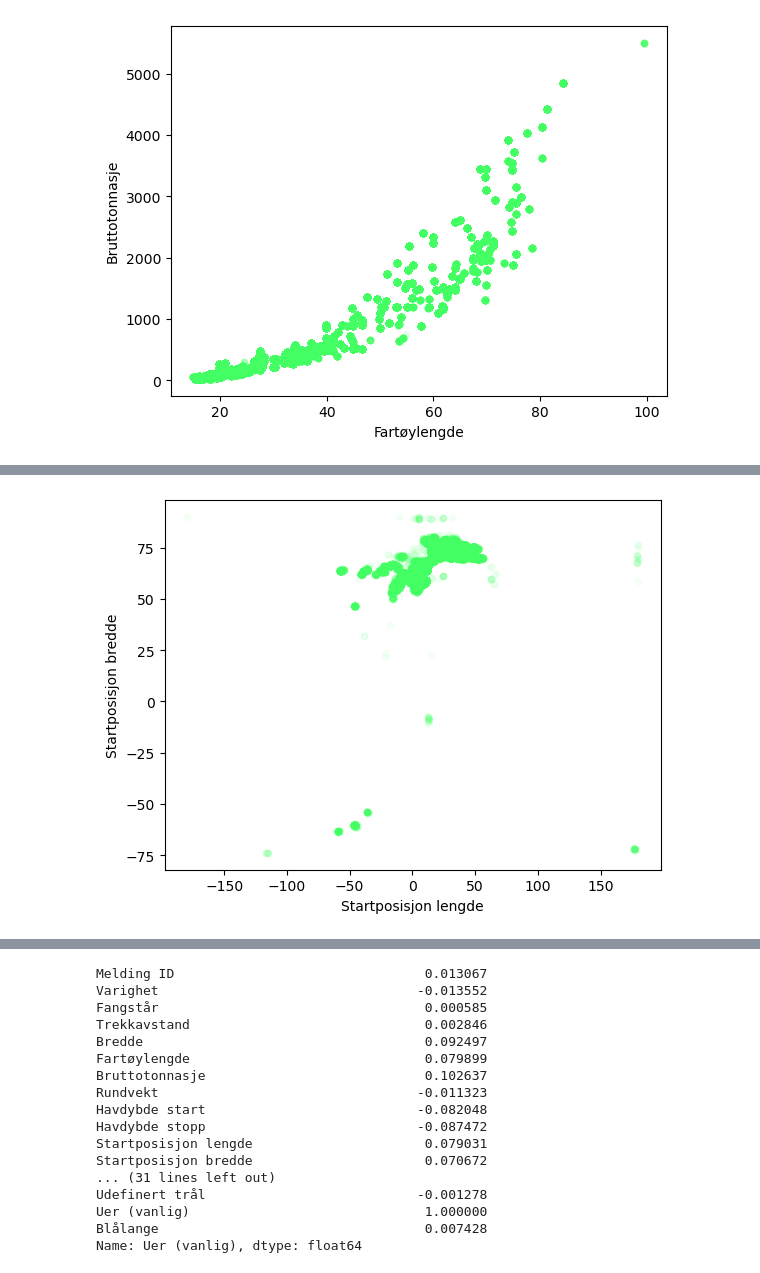
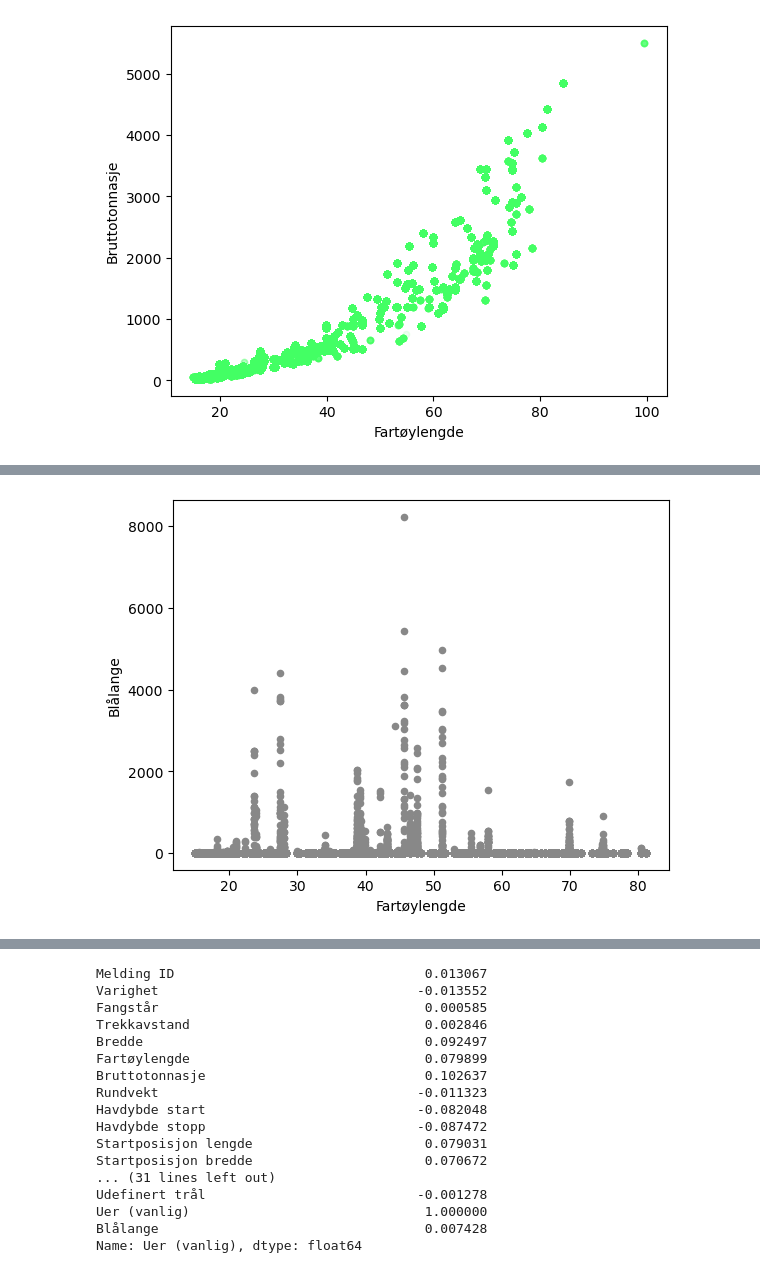
Before and after one commit to ThomasNicolai/info284groupexam, a Jupyter notebook: groupexam.ipynb, the cells around one changed output, grey strips where cells are left out. Drawn from its saved outputs; the diff is of its cells as text; code cells hidden in the pictures.

```diff
--- a/groupexam.ipynb
+++ b/groupexam.ipynb
@@ -94,3 +111,9 @@ plt.show()
+# %%
+
+df.plot(kind = 'scatter', x = 'Fartøylengde', y = 'Blålange', c="#888")
+plt.show()
+# %% [output]
+[figure, added]
 # %%
 species_dict = {
     "Uer (vanlig)": "sum",
@@ -134,7 +157,8 @@ grouped
 | 98242 | 1800291 | 31.12.2018 19:41 | 31.12.2018 23:33 | 232.0 | 2018.0 | 27855.0 | 12.60 | 57.30 | ... |
 98243 rows × 48 columns
 # %%
-df.plot(kind = 'scatter', x = 'Startposisjon lengde', y = 'Startposisjon bredde', c="#43ff640d")
-plt.show()
+# df.plot(kind = 'scatter', x = 'Startposisjon lengde', y = 'Startposisjon bredde', c="Uer (vanlig)")
+# df.plot()
+# countries.plot(color="lightgrey")
+
+# plt.show()
-# %% [output]
-[figure, removed]
```
Also changed, not shown: parts of 13 cells of this notebook.
